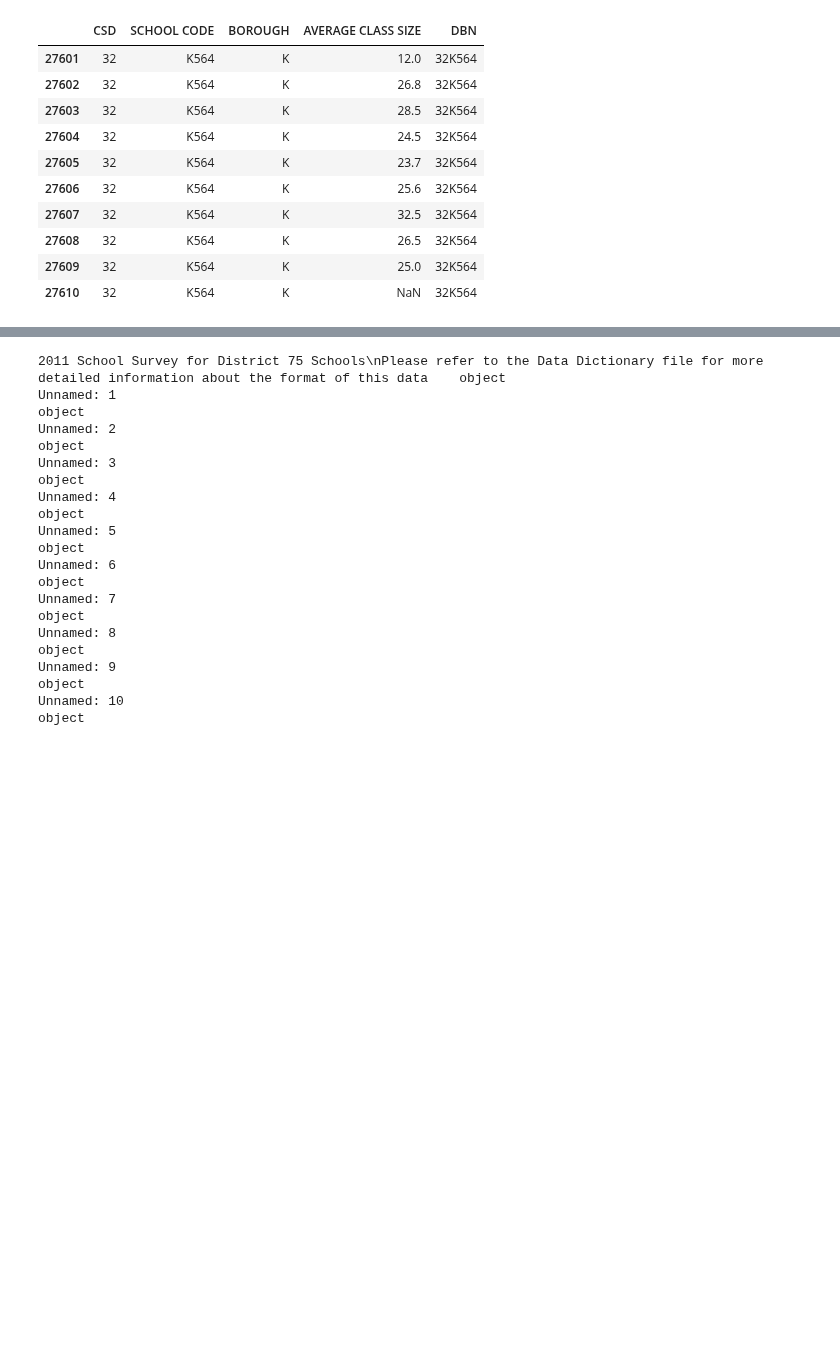
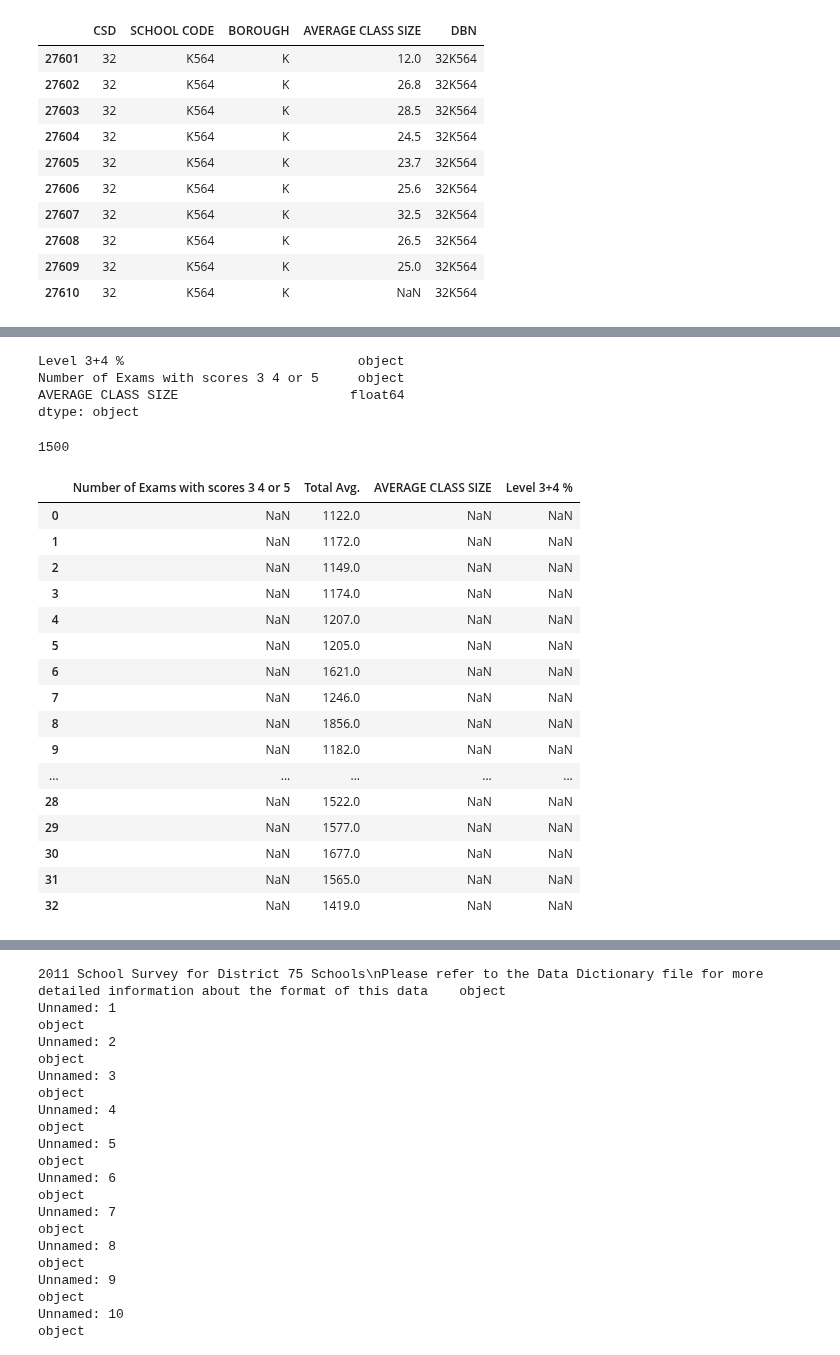
Before and after one commit to ckyko/CSC59970Project, a Jupyter notebook: school_scores.ipynb, the cells around one changed output, grey strips where cells are left out. Drawn from its saved outputs; the diff is of its cells as text; code cells hidden in the pictures; blank space fills up the shorter version.

```diff
--- a/school_scores.ipynb
+++ b/school_scores.ipynb
@@ -311,0 +365,33 @@ comb.head()
+# %%
+sample.dtypes
+# %% [output]
+Level 3+4 %                              object
+Number of Exams with scores 3 4 or 5     object
+AVERAGE CLASS SIZE                      float64
+dtype: object
+# %%
+use_sample = comb.loc[:, {'Level 3+4 %', 'AVERAGE CLASS SIZE', 'Number of Exams with scores 3 4 or 5','Total Avg.'}]
+use_sample = use_sample.loc[use_sample['Total Avg.']!= 0]
+len(use_sample)
+# %% [output]
+1500
+# %%
+use_sample.head(30)
+# %% [output]
+|  | Number of Exams with scores 3 4 or 5 | Total Avg. | AVERAGE CLASS SIZE | Level 3+4 % |
+| 0 | NaN | 1122.0 | NaN | NaN |
+| 1 | NaN | 1172.0 | NaN | NaN |
+| 2 | NaN | 1149.0 | NaN | NaN |
+| 3 | NaN | 1174.0 | NaN | NaN |
+| 4 | NaN | 1207.0 | NaN | NaN |
+| 5 | NaN | 1205.0 | NaN | NaN |
+| 6 | NaN | 1621.0 | NaN | NaN |
+| 7 | NaN | 1246.0 | NaN | NaN |
+| 8 | NaN | 1856.0 | NaN | NaN |
+| 9 | NaN | 1182.0 | NaN | NaN |
+| ... | ... | ... | ... | ... |
+| 28 | NaN | 1522.0 | NaN | NaN |
+| 29 | NaN | 1577.0 | NaN | NaN |
+| 30 | NaN | 1677.0 | NaN | NaN |
+| 31 | NaN | 1565.0 | NaN | NaN |
+| 32 | NaN | 1419.0 | NaN | NaN |
```
Also changed, not shown: parts of 10 cells of this notebook.
